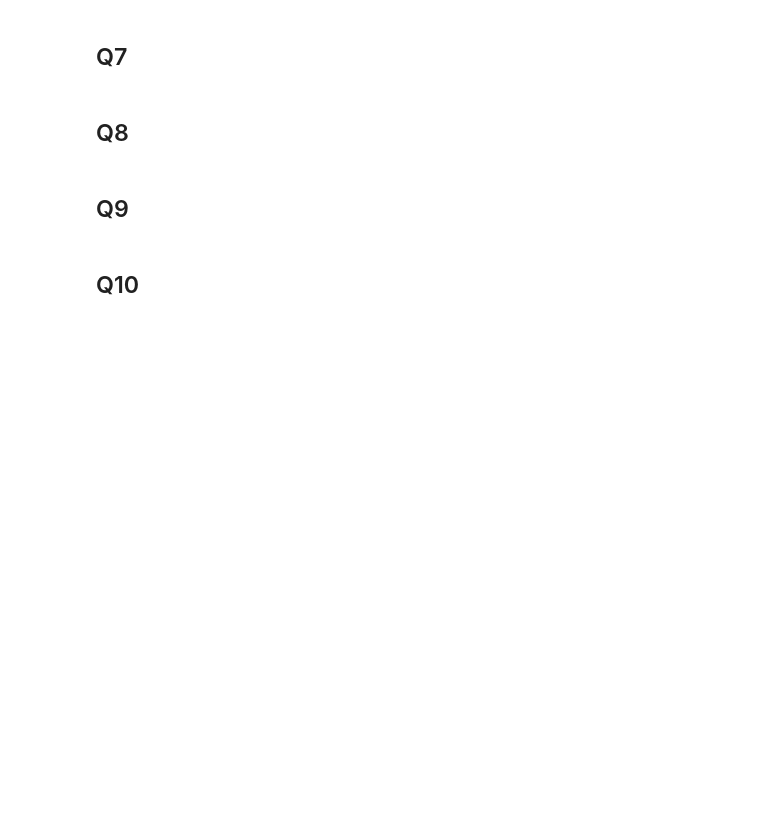
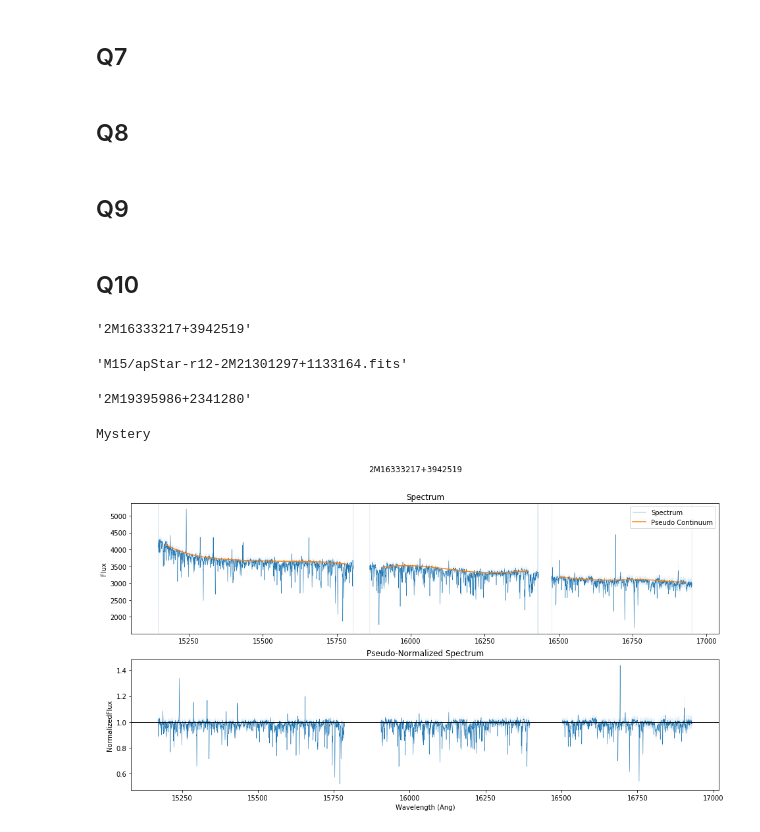
Before and after one commit to rafferino/astro256, a Jupyter notebook: lab2/lab2.ipynb, the cells around one changed output. Saved outputs shown, nothing was run; the diff lists cells and outputs as text; code cells hidden in the pictures; blank space fills up the shorter version.

Commit message:
fixed mystery fits

```diff
--- a/lab2/lab2.ipynb
+++ b/lab2/lab2.ipynb
@@ -530,9 +529,24 @@ plt.plot(10**isocmdN1['log_Teff'],
          c=cmap_scaled(-1))
 plt.legend()
 plt.show()
+# %%
+mysteryID
+# %% [output]
+'2M16333217+3942519'
+# %%
+fitsFname
+# %% [output]
+'M15/apStar-r12-2M21301297+1133164.fits'
+# %%
+apogeeID
+# %% [output]
+'2M19395986+2341280'
 # %%
-mysteryID, mysteryFlux, mysteryFluxErr = get_fits_flux('mystery_spec_wiped.fits')
-plot_pseudo_normalized(apogeeID, deg=5)
+mysteryID, mysteryFlux, mysteryFluxErr = get_fits_flux('Mystery/mystery_spec_wiped_2M16333217+3942519.fits')
+plot_pseudo_normalized(mysteryID, deg=5)
+# %% [output]
+Mystery
+[figure, added]
 # %%
 mysteryFluxNorm, mysteryFluxErrNorm, _ = pseudo_normalize(wavelengths, mysteryFlux, mysteryFluxErr, deg=5)
 mysteryHat = predict_features(mysteryFluxNorm, mysteryFluxErrNorm)
```
Also changed, not shown: parts of 1 cell of this notebook.
